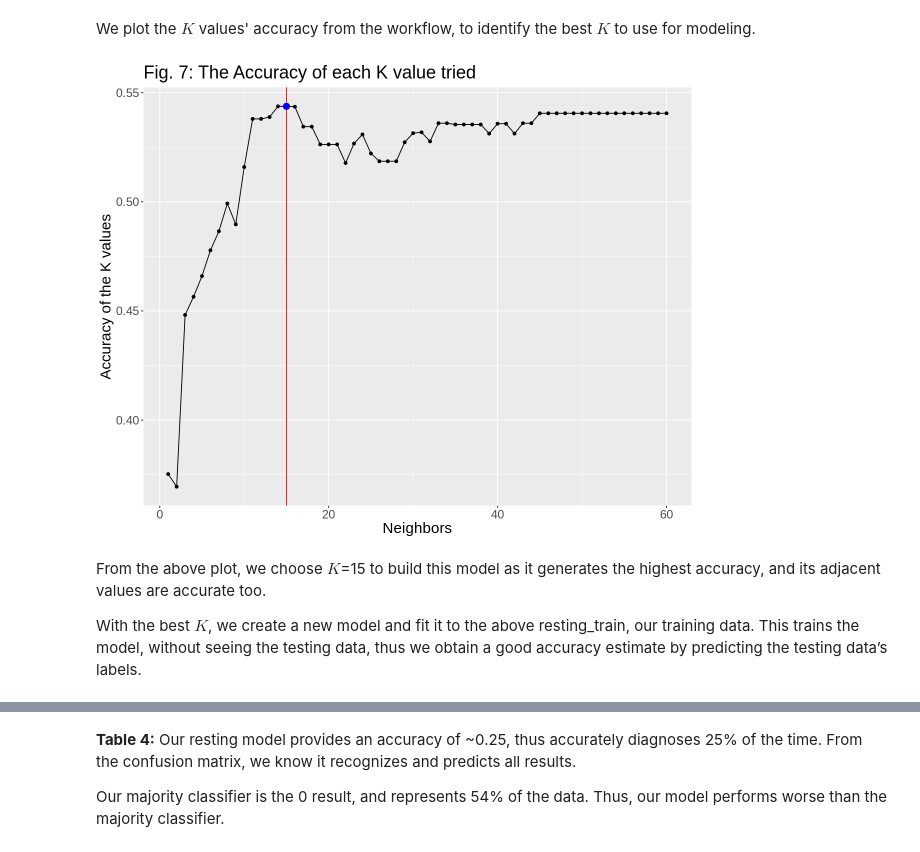
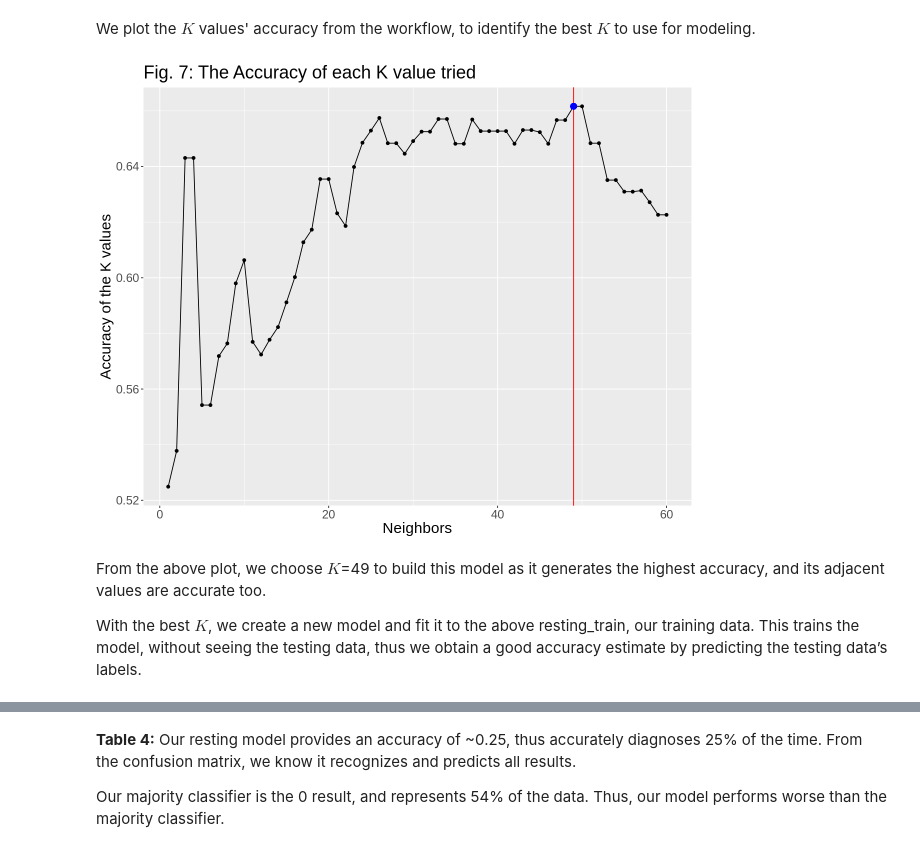
Before and after one commit to chenjerry623/DSCI100-Group17-Project, a Jupyter notebook: Group-17-Project.ipynb, the cells around one changed output, grey strips where cells are left out. Cells and saved outputs as stored; diff of their text form; code cells hidden in the pictures.

```diff
--- a/Group-17-Project.ipynb
+++ b/Group-17-Project.ipynb
@@ -56,7 +43,12 @@ With the data loaded, it is wrangled to create the desired datasets. We assign c
 colnames(cleveland_data) <- c("age", "sex", "cp", "resting_blood_pressure", "chol", "fbs", "resting_electrocardio", "thalach", "exercise_angina", "exercise_st", "exercise_slope", "ca", "thal", "result")
 # %%
 # Mutate the result column into a factor, so it can be used to color and fill the graphs.
-cleveland_data <- mutate(cleveland_data, result = as_factor(result))
+cleveland_data <- cleveland_data |>
+                  mutate(result =
+                         case_when(result != 0 ~ 1, result == 0 ~ 0)) |>
+                  mutate(result = as_factor(result)) |>
+                  filter(!is.na(result))
+cleveland_data
 
 # Wrangling the data by creating the desired datasets.
 # First Dataset: data collected from patients in the non-exercise state.
@@ -290,31 +278,31 @@ We plot the $K$ values' accuracy from the workflow, to identify the best $K$ to
 # %%
 # Filtering the accuracy of each K from the metrics.
 
 accuracy_of_k <- resting_model_workflow |>
                     filter(.metric == "accuracy")
 
 # Making a plot of the accuracy to use to determine the best K for this analysis.
 
 highest_accuracy_k <- accuracy_of_k|>
-                filter(neighbors == 15) |>
+                filter(neighbors == 49) |>
                 select(mean) |>
                 pull()
 
 accuracy_plot <- accuracy_of_k |>
                     ggplot(aes(x = neighbors, y = mean)) +
                     geom_point() +
                     geom_line() +
-                    geom_vline(xintercept = 15, colour = "red") +
-                    geom_point(aes(x = 15, y = highest_accuracy_k), size = 3, colour = "blue") +
+                    geom_vline(xintercept = 49, colour = "red") +
+                    geom_point(aes(x = 49, y = highest_accuracy_k), size = 3, colour = "blue") +
                     labs(x = "Neighbors", y = "Accuracy of the K values") +
                     ggtitle("Fig. 7: The Accuracy of each K value tried") +
                     theme(text = element_text(size = 18))
 
 accuracy_plot
 # %% [output]
-[figure, old version]
+[figure, new version]
 # %% [markdown]
-From the above plot, we choose $K$=15 to build this model as it generates the highest accuracy, and its adjacent values are accurate too.
+From the above plot, we choose $K$=49 to build this model as it generates the highest accuracy, and its adjacent values are accurate too.
 
 With the best $K$, we create a new model and fit it to the above resting_train, our training data. This trains the model, without seeing the testing data, thus we obtain a good accuracy estimate by predicting the testing data’s labels.
 # %%
```
Also changed, not shown: parts of 17 cells of this notebook.
